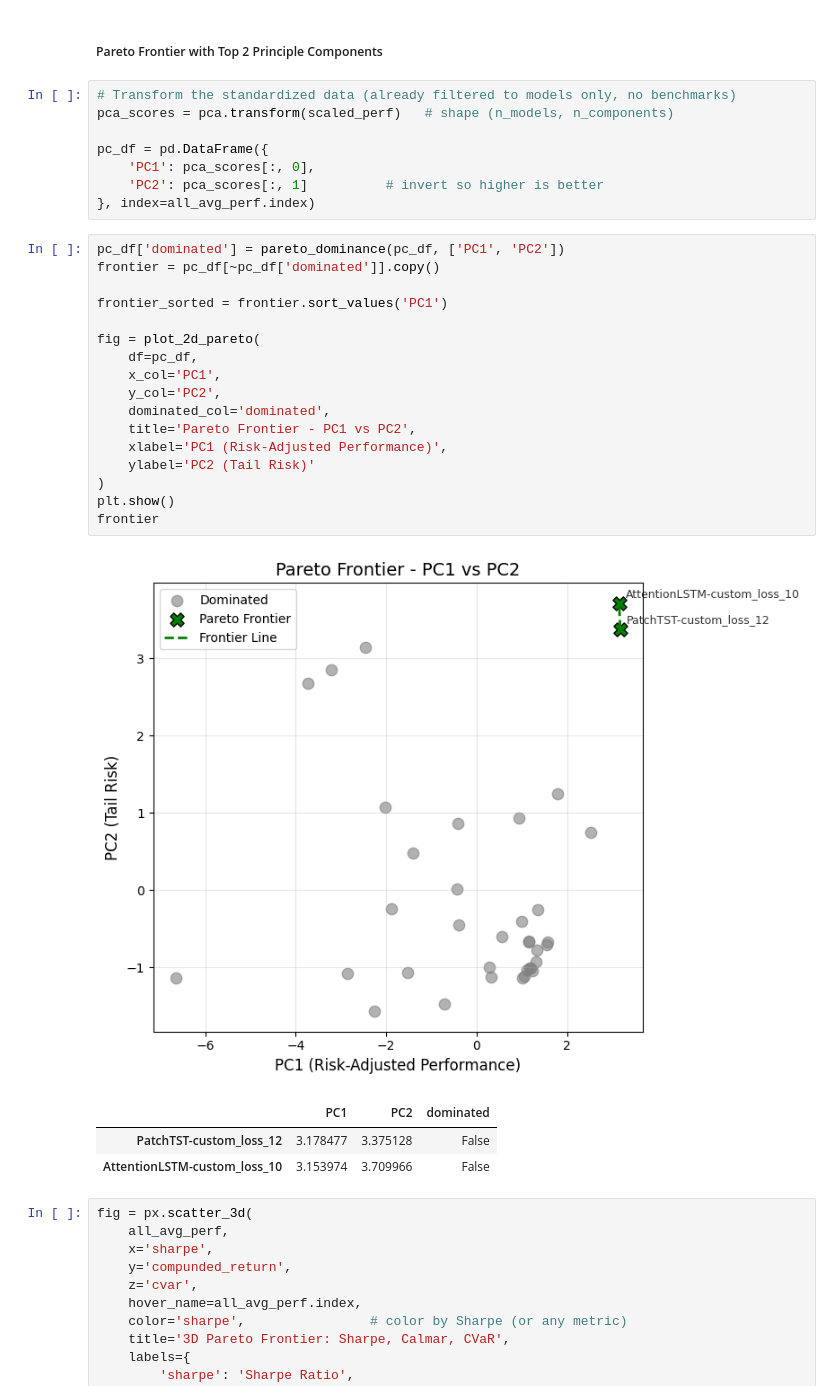
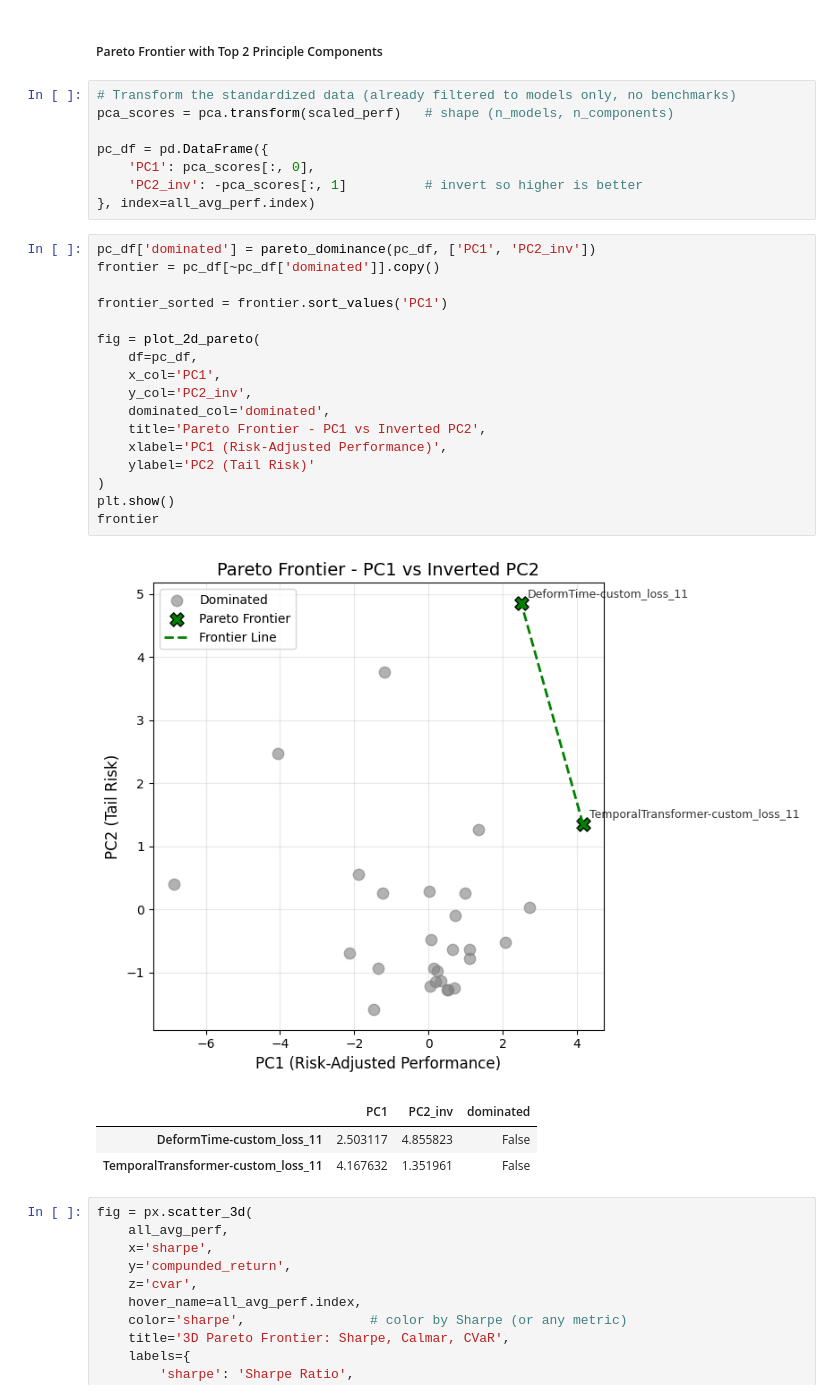
Before and after one commit to travisdesell/exact, a Jupyter notebook: financial_loss_functions/exploration/model_selection.ipynb, the cells around one changed output. Drawn from its saved outputs; the diff is of its cells as text.

```diff
--- a/financial_loss_functions/exploration/model_selection.ipynb
+++ b/financial_loss_functions/exploration/model_selection.ipynb
@@ -290,30 +277,30 @@ pca_scores = pca.transform(scaled_perf)   # shape (n_models, n_components)
 
 pc_df = pd.DataFrame({
     'PC1': pca_scores[:, 0],
-    'PC2': pca_scores[:, 1]          # invert so higher is better
+    'PC2_inv': -pca_scores[:, 1]          # invert so higher is better
 }, index=all_avg_perf.index)
 # %%
-pc_df['dominated'] = pareto_dominance(pc_df, ['PC1', 'PC2'])
+pc_df['dominated'] = pareto_dominance(pc_df, ['PC1', 'PC2_inv'])
 frontier = pc_df[~pc_df['dominated']].copy()
 
 frontier_sorted = frontier.sort_values('PC1')
 
 fig = plot_2d_pareto(
     df=pc_df,
     x_col='PC1',
-    y_col='PC2',
+    y_col='PC2_inv',
     dominated_col='dominated',
-    title='Pareto Frontier - PC1 vs PC2',
+    title='Pareto Frontier - PC1 vs Inverted PC2',
     xlabel='PC1 (Risk-Adjusted Performance)',
     ylabel='PC2 (Tail Risk)'
 )
 plt.show()
 frontier
 # %% [output]
-[figure, old version]
+[figure, new version]
-|  | PC1 | PC2 | dominated |
-| PatchTST-custom_loss_12 | 3.178477 | 3.375128 | False |
-| AttentionLSTM-custom_loss_10 | 3.153974 | 3.709966 | False |
+|  | PC1 | PC2_inv | dominated |
+| DeformTime-custom_loss_11 | 2.503117 | 4.855823 | False |
+| TemporalTransformer-custom_loss_11 | 4.167632 | 1.351961 | False |
 # %%
 fig = px.scatter_3d(
     all_avg_perf,
```
Also changed, not shown: parts of 12 cells of this notebook, 1 other file.
